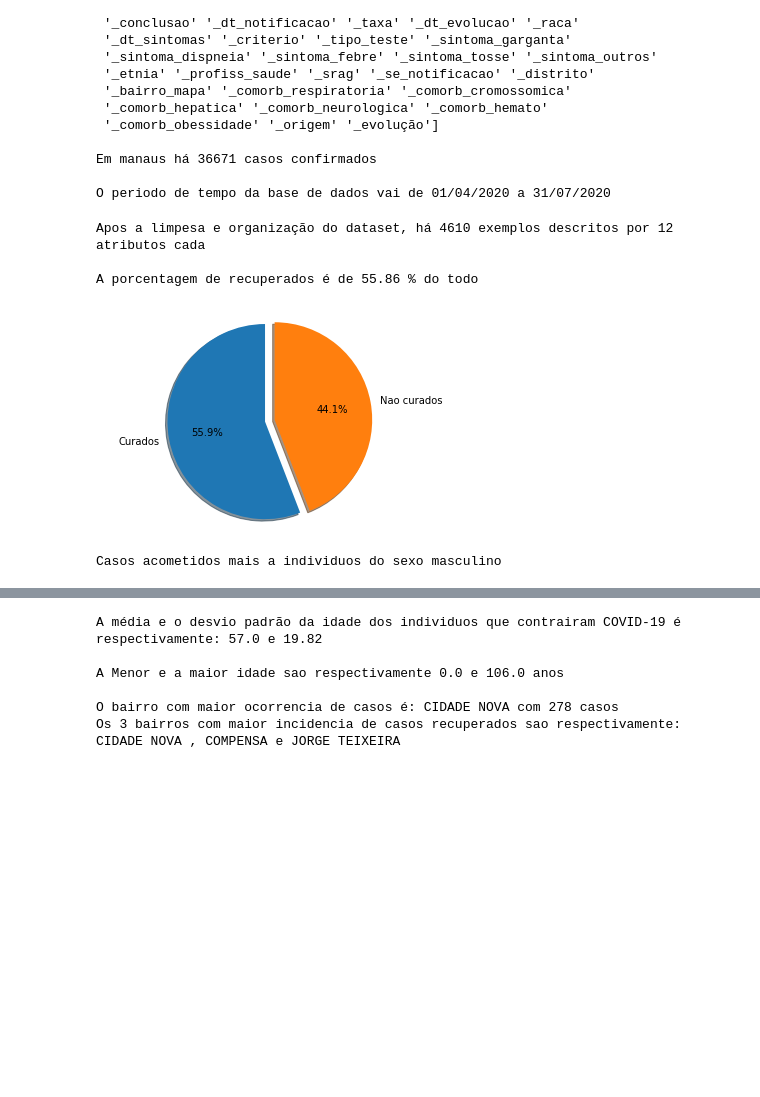
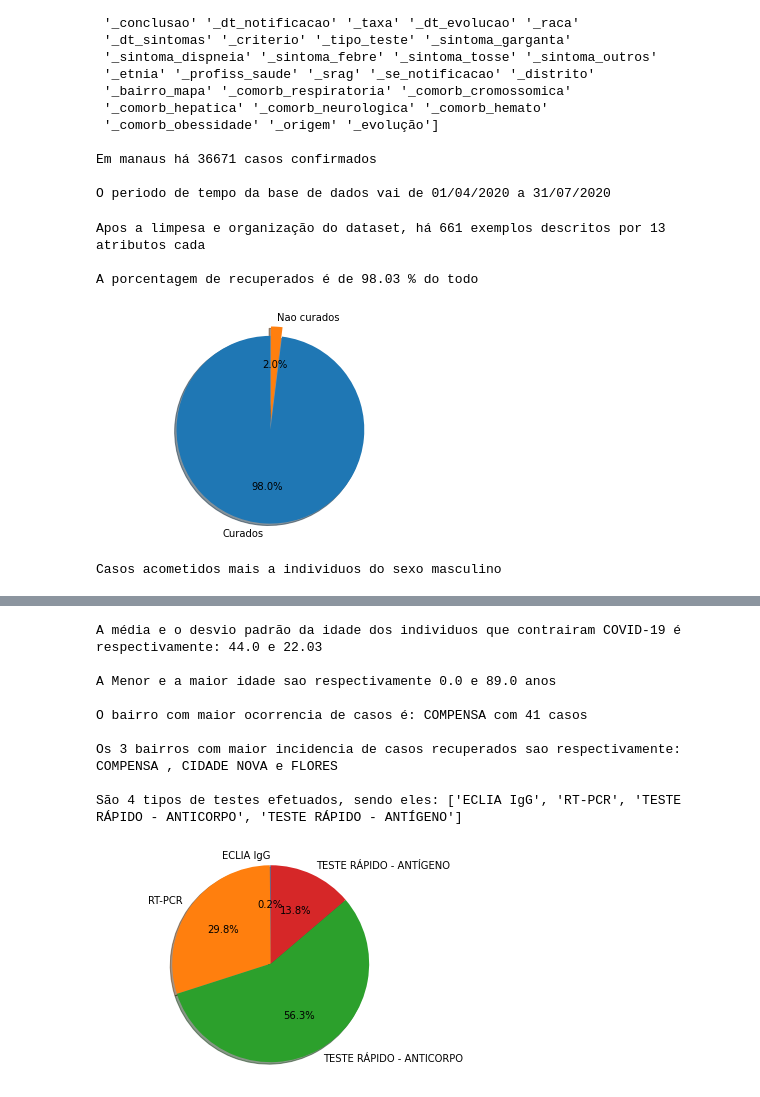
Before and after one commit to levidasilvalima/RNA-PP1, a Jupyter notebook: RedesNeuraisArtificiais_Projeto1.ipynb, the cells around one changed output, grey strips where cells are left out. Saved outputs shown, nothing was run; the diff lists cells and outputs as text; code cells hidden in the pictures; blank space fills up the shorter version.

```diff
--- a/RedesNeuraisArtificiais_Projeto1.ipynb
+++ b/RedesNeuraisArtificiais_Projeto1.ipynb
@@ -80,7 +80,7 @@ O periodo de tempo da base de dados vai de 01/04/2020 a 31/07/2020
 # df = df.drop(columns=['_dt_evolucao',
 #                       '_dt_sintomas']) # Apagar atributos data exceto a de notificação
 # df = df.drop(columns=['_origem']) # Apagar atributos relativos a origem
-# df = df.drop(columns=[ '_tipo_teste',
+# df = df.drop(columns=[ #'_tipo_teste',
 #                       '_evolução',
 #                       # '_bairro',
 #                       # '_bairro_mapa',
@@ -108,44 +108,72 @@ qtdDfmen = len(df[filterMen])
 print ("\nCasos acometidos mais a individuos do sexo masculino\n" if qtdDfmen>qtdDfWomen else "Casos acometidos mais a individuos do sexo feminino\n")
 fig = go.Figure()
 fig.add_trace(go.Bar(x=['Masculino', 'Feminino'],y=[qtdDfmen,qtdDfWomen ]))
 fig.update_layout(autosize=False,width=500,height=500,)
 fig.show()
 
 filterCovid = df['_srag'] == "COVID-19" # Filtrar por casos de COVID-19
 dfCovid = df[filterCovid]
 mean = round(dfCovid["_idade"].mean(),0)
 standardDeviation = round(dfCovid["_idade"].std(),2)
 minAge = dfCovid["_idade"].min()
 maxAge = dfCovid["_idade"].max()
 print("\nA média e o desvio padrão da idade dos individuos que contrairam COVID-19 é respectivamente:", mean, "e", standardDeviation)
 print("\nA Menor e a maior idade sao respectivamente", minAge, "e", maxAge, "anos")
 
 dfBairro = df.groupby(["_bairro"]).count()
 maxOccurence = dfBairro.max()["_idade"]
 filterMax = dfBairro["_idade"] == maxOccurence
 bairro = dfBairro[filterMax].index[0]
 print("\nO bairro com maior ocorrencia de casos é:", bairro, "com", maxOccurence, "casos")
-# df
 
 dfBairro = df[filterRecovered]
 
 dfBairro = dfBairro.groupby(["_bairro", "_conclusao"]).count()
 dfBairro = dfBairro.sort_values(by="_idade", ascending=False).index
 first = dfBairro[0][0]
 second = dfBairro[1][0]
 third = dfBairro[2][0]
-print("Os 3 bairros com maior incidencia de casos recuperados sao respectivamente:", first, "," , second, "e" , third)
-# df.sort_values(by='_dt_notificacao', ascending=True)
+print("\nOs 3 bairros com maior incidencia de casos recuperados sao respectivamente:", first, "," , second, "e" , third)
+
+dfTipoTeste = df.groupby(["_tipo_teste"]).count()
+typeTest = df.groupby(["_tipo_teste"]).count().index
+allTests = df.groupby(["_tipo_teste"]).count().sum()["_idade"]
+types = []
+quantity = []
+percentage = []
+for i in typeTest:
+  types.append(i)
+print("\nSão", len(types), "tipos de testes efetuados, sendo eles:", types)
+percentual = []
+total = dfTipoTeste["_idade"].sum()
+for i in range (len(dfTipoTeste["_idade"])):
+  atual = dfTipoTeste["_idade"][i]
+  percentual.append((atual/total)*100)
+labels = types
+sizes = percentual
+explode = (0,0,0, 0)
+fig1, ax1 = plt.subplots()
+ax1.pie(sizes, explode=explode, labels=labels, autopct='%1.1f%%', shadow=True, startangle=90)
+ax1.axis('equal')
+plt.show()
+fig = go.Figure()
+fig.add_trace(go.Bar(x=types,y=dfTipoTeste["_idade"]))
+fig.update_layout(autosize=False,width=500,height=500,)
+fig.show()
 # %% [output]
-Apos a limpesa e organização do dataset, há 4610 exemplos descritos por 12 atributos cada
+Apos a limpesa e organização do dataset, há 661 exemplos descritos por 13 atributos cada
 
-A porcentagem de recuperados é de 55.86 % do todo
+A porcentagem de recuperados é de 98.03 % do todo
-[figure, old version]
+[figure, new version]
 Casos acometidos mais a individuos do sexo masculino
 [interactive output not drawn]
-A média e o desvio padrão da idade dos individuos que contrairam COVID-19 é respectivamente: 57.0 e 19.82
+A média e o desvio padrão da idade dos individuos que contrairam COVID-19 é respectivamente: 44.0 e 22.03
 
-A Menor e a maior idade sao respectivamente 0.0 e 106.0 anos
+A Menor e a maior idade sao respectivamente 0.0 e 89.0 anos
 
-O bairro com maior ocorrencia de casos é: CIDADE NOVA com 278 casos
-Os 3 bairros com maior incidencia de casos recuperados sao respectivamente: CIDADE NOVA , COMPENSA e JORGE TEIXEIRA
+O bairro com maior ocorrencia de casos é: COMPENSA com 41 casos
+
+Os 3 bairros com maior incidencia de casos recuperados sao respectivamente: COMPENSA , CIDADE NOVA e FLORES
+
+São 4 tipos de testes efetuados, sendo eles: ['ECLIA IgG', 'RT-PCR', 'TESTE RÁPIDO - ANTICORPO', 'TESTE RÁPIDO - ANTÍGENO']
+[figure, added]
```
Also changed, not shown: parts of 1 cell of this notebook.
